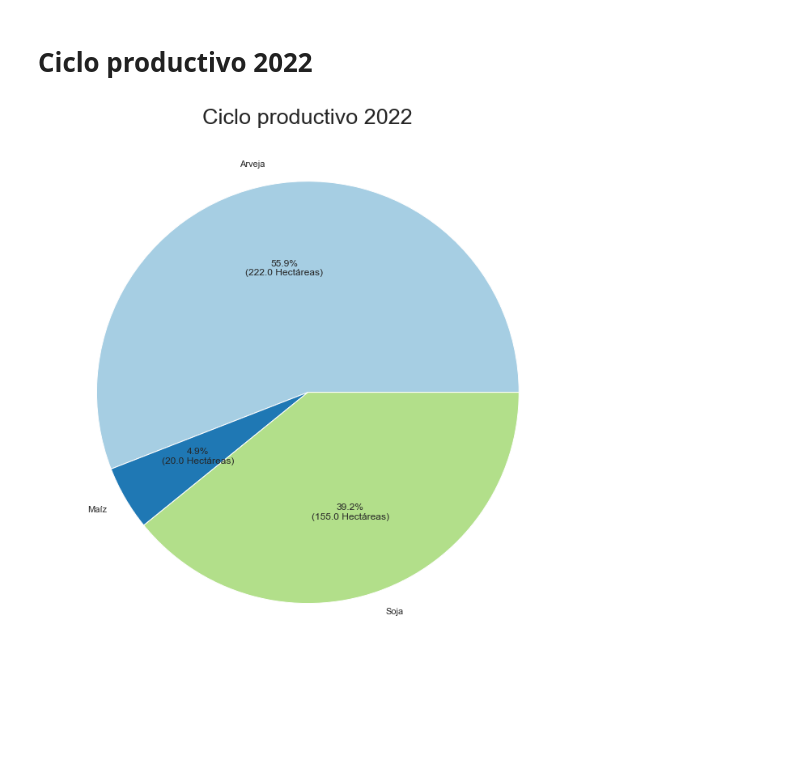
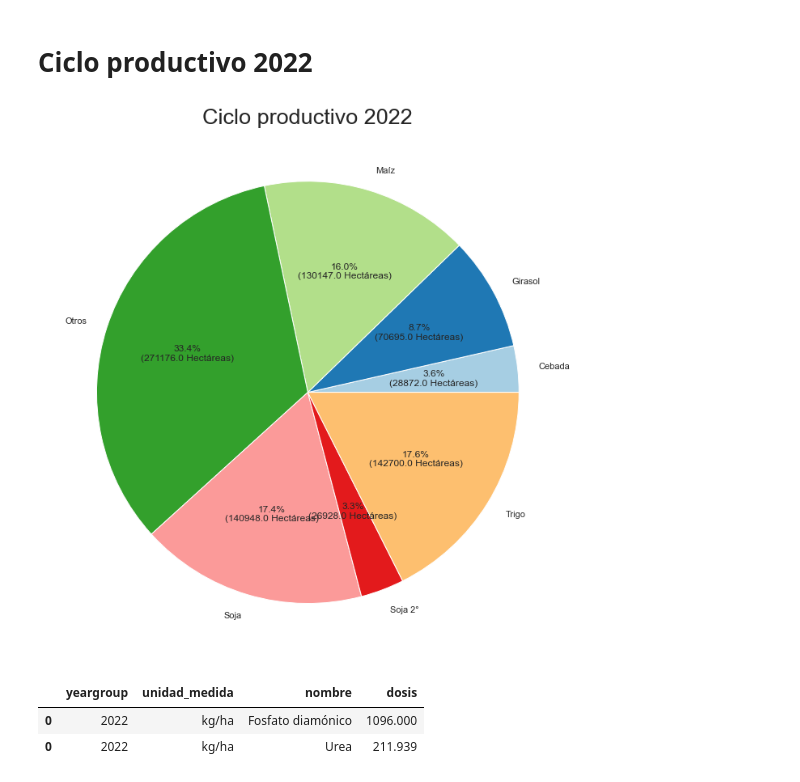
Before and after one commit to FranSPG/auravant-visualizations, a Jupyter notebook: visualization_yield_area_by_crop/visualization_yield_area_by_crop.ipynb, the cells around one changed output. Cells and saved outputs as stored; diff of their text form; code cells hidden in the pictures; blank space fills up the shorter version.

```diff
--- a/visualization_yield_area_by_crop/visualization_yield_area_by_crop.ipynb
+++ b/visualization_yield_area_by_crop/visualization_yield_area_by_crop.ipynb
@@ -24,14 +26,18 @@ SQLALCHEMY_DATABASE_URL = f'postgresql://{user_db}:{password_db}@10.0.7.159:5432
 # %%
 engine = create_engine(SQLALCHEMY_DATABASE_URL)
 # %%
-QUERY = """select cp.yeargroup, INITCAP(c.nombre) nombre_cultivo, sum(ls.area) area
+QUERY = """ select cp.yeargroup, INITCAP(c.nombre) nombre_cultivo, sum(ls.area) area
                 from lote_shape ls, ciclos_productivos cp,
-                siembras s, cultivos c
+                     siembras s, cultivos c, labores lab
                 where cp.id_lote = ls.id_lote
+                and ls.fecha_fin is null
+                and lab.fecha_fin is null
                 and cp.yeargroup is not null
-                and s.id_ciclo = cp.id
+                and lab.id_ciclo = cp.id
+                and s.uuid = lab.uuid_labor
                 and c.id = s.id_cultivo
-                group by cp.yeargroup, c.nombre"""
+                group by cp.yeargroup, c.nombre
+                order by area desc """
 # %%
 df_area_by_crop_by_productive_cycle = pd.read_sql(QUERY, engine)
 # %%
@@ -88,20 +87,22 @@ plt.show()
 # Ciclo productivo 2022
 # %%
 cycle_2021 = df_area_by_crop_by_productive_cycle.loc[df_area_by_crop_by_productive_cycle['yeargroup'] == 2021].copy()
+# %%
+cycle_2021.loc[cycle_2021['area'] < 26927, 'nombre_cultivo'] = 'Otros'
 # %%
-cycle_2021 = cycle_2021[cycle_2021['area'] > 2]
+cycle_2021 = cycle_2021.groupby(['yeargroup', 'nombre_cultivo'], as_index=False)['area'].sum()
 # %%
 data = cycle_2021['area'].values
 labels = cycle_2021['nombre_cultivo'].values
 
-colors = sns.color_palette('Paired')[0:4]
+colors = sns.color_palette('Paired')[0:7]
 
 plt.figure(figsize=(12,12))
 plt.pie(data,
         labels=labels,
         colors=colors,
         autopct=lambda pct: func(pct, data))
 plt.title("Ciclo productivo 2022", fontdict={"fontsize": 27})
 plt.show()
 # %% [output]
-[figure, old version]
+[figure, new version]
@@ -107,0 +141,6 @@ plt.show()
+# %%
+df_urea_fosfato
+# %% [output]
+|  | yeargroup | unidad_medida | nombre | dosis |
+| 0 | 2022 | kg/ha | Fosfato diamónico | 1096.000 |
+| 0 | 2022 | kg/ha | Urea | 211.939 |
```
Also changed, not shown: parts of 16 cells of this notebook.
